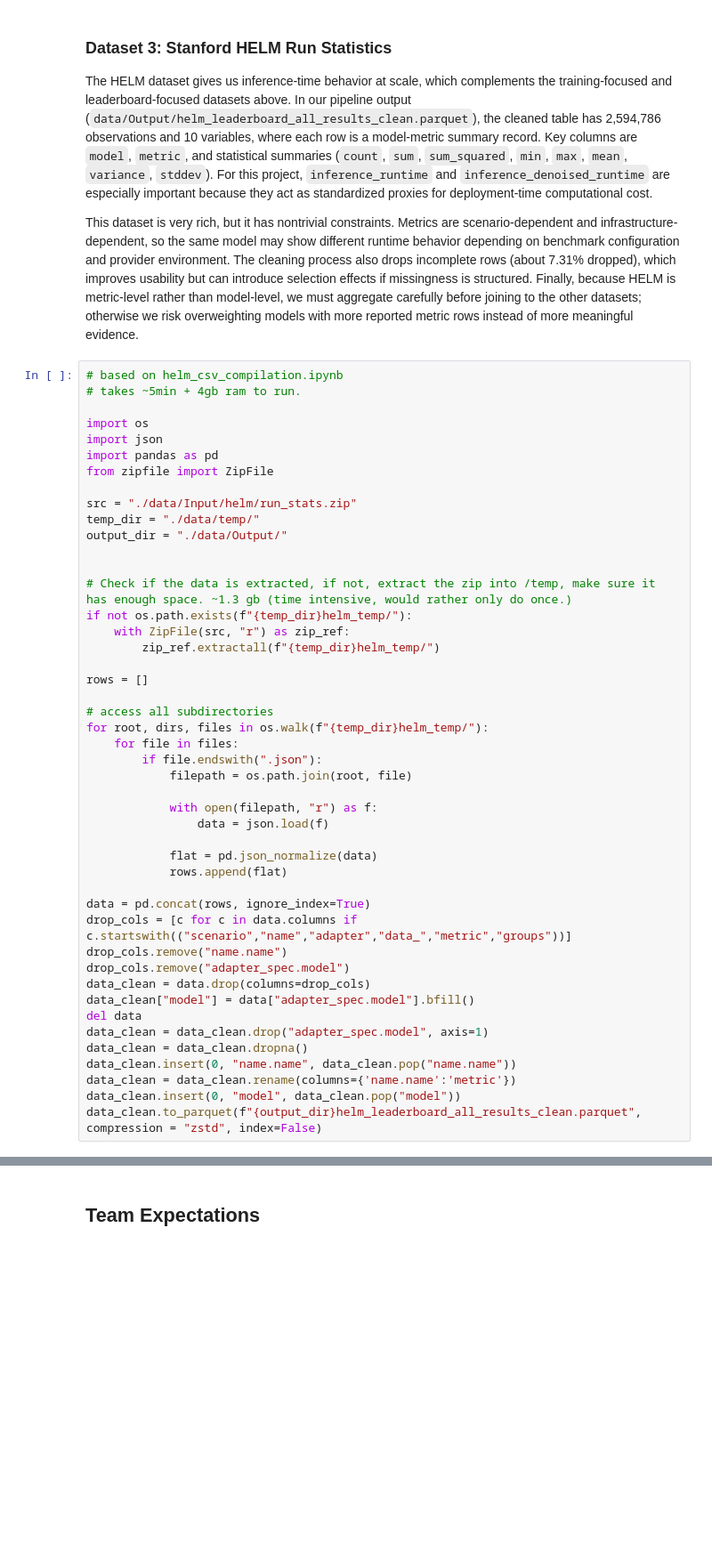
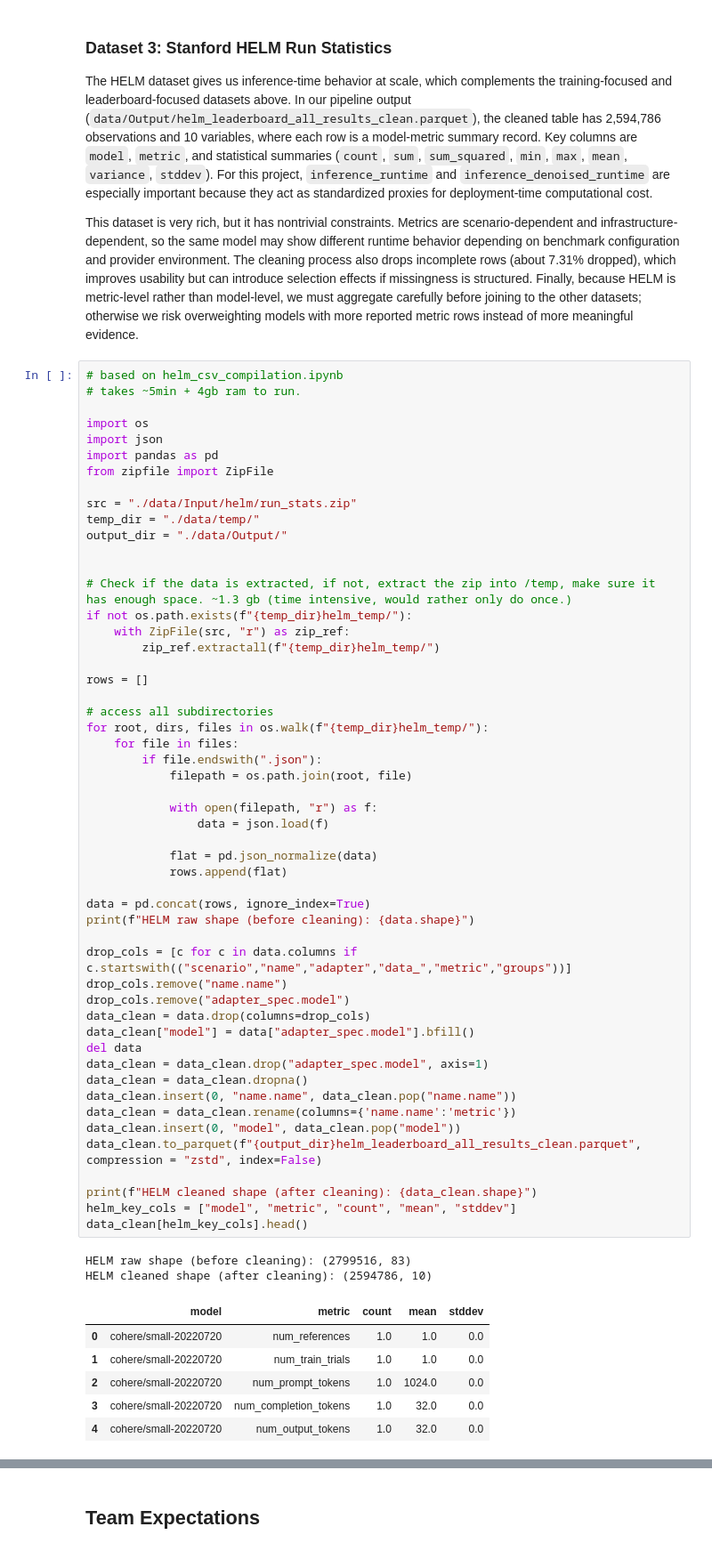
Before and after one commit to COGS108/Group090_WI26, a Jupyter notebook: 01-DataCheckpoint.ipynb, the cells around one changed output, grey strips where cells are left out. Shown at 89% size. Drawn from its saved outputs; the diff is of its cells as text; blank space fills up the shorter version.

```diff
--- a/01-DataCheckpoint.ipynb
+++ b/01-DataCheckpoint.ipynb
@@ -328,30 +325,45 @@ if not os.path.exists(f"{temp_dir}helm_temp/"):
     with ZipFile(src, "r") as zip_ref:
         zip_ref.extractall(f"{temp_dir}helm_temp/")
 
 rows = []
 
 # access all subdirectories
 for root, dirs, files in os.walk(f"{temp_dir}helm_temp/"):
     for file in files:
         if file.endswith(".json"):
             filepath = os.path.join(root, file)
 
             with open(filepath, "r") as f:
                 data = json.load(f)
 
             flat = pd.json_normalize(data)
             rows.append(flat)
 
 data = pd.concat(rows, ignore_index=True)
+print(f"HELM raw shape (before cleaning): {data.shape}")
+
 drop_cols = [c for c in data.columns if c.startswith(("scenario","name","adapter","data_","metric","groups"))]
 drop_cols.remove("name.name")
 drop_cols.remove("adapter_spec.model")
 data_clean = data.drop(columns=drop_cols)
 data_clean["model"] = data["adapter_spec.model"].bfill()
 del data
 data_clean = data_clean.drop("adapter_spec.model", axis=1)
 data_clean = data_clean.dropna()
 data_clean.insert(0, "name.name", data_clean.pop("name.name"))
 data_clean = data_clean.rename(columns={'name.name':'metric'})
 data_clean.insert(0, "model", data_clean.pop("model"))
 data_clean.to_parquet(f"{output_dir}helm_leaderboard_all_results_clean.parquet", compression = "zstd", index=False)
+
+print(f"HELM cleaned shape (after cleaning): {data_clean.shape}")
+helm_key_cols = ["model", "metric", "count", "mean", "stddev"]
+data_clean[helm_key_cols].head()
+# %% [output]
+HELM raw shape (before cleaning): (2799516, 83)
+HELM cleaned shape (after cleaning): (2594786, 10)
+|  | model | metric | count | mean | stddev |
+| 0 | cohere/small-20220720 | num_references | 1.0 | 1.0 | 0.0 |
+| 1 | cohere/small-20220720 | num_train_trials | 1.0 | 1.0 | 0.0 |
+| 2 | cohere/small-20220720 | num_prompt_tokens | 1.0 | 1024.0 | 0.0 |
+| 3 | cohere/small-20220720 | num_completion_tokens | 1.0 | 32.0 | 0.0 |
+| 4 | cohere/small-20220720 | num_output_tokens | 1.0 | 32.0 | 0.0 |
```
Also changed, not shown: parts of 5 cells of this notebook.
